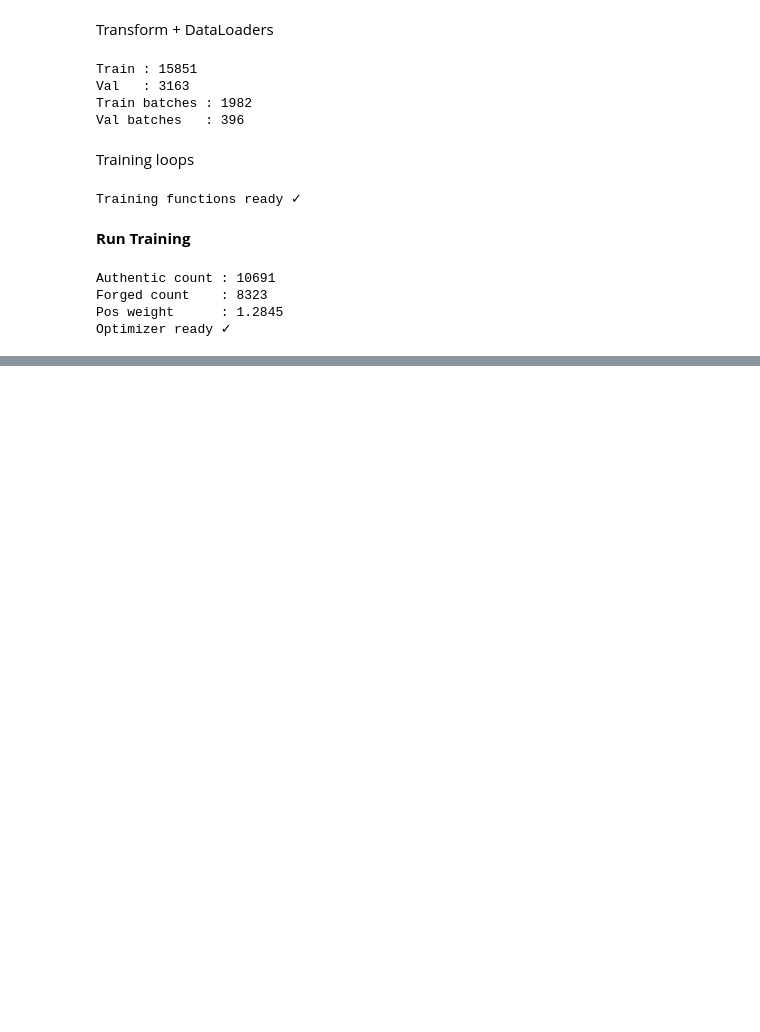
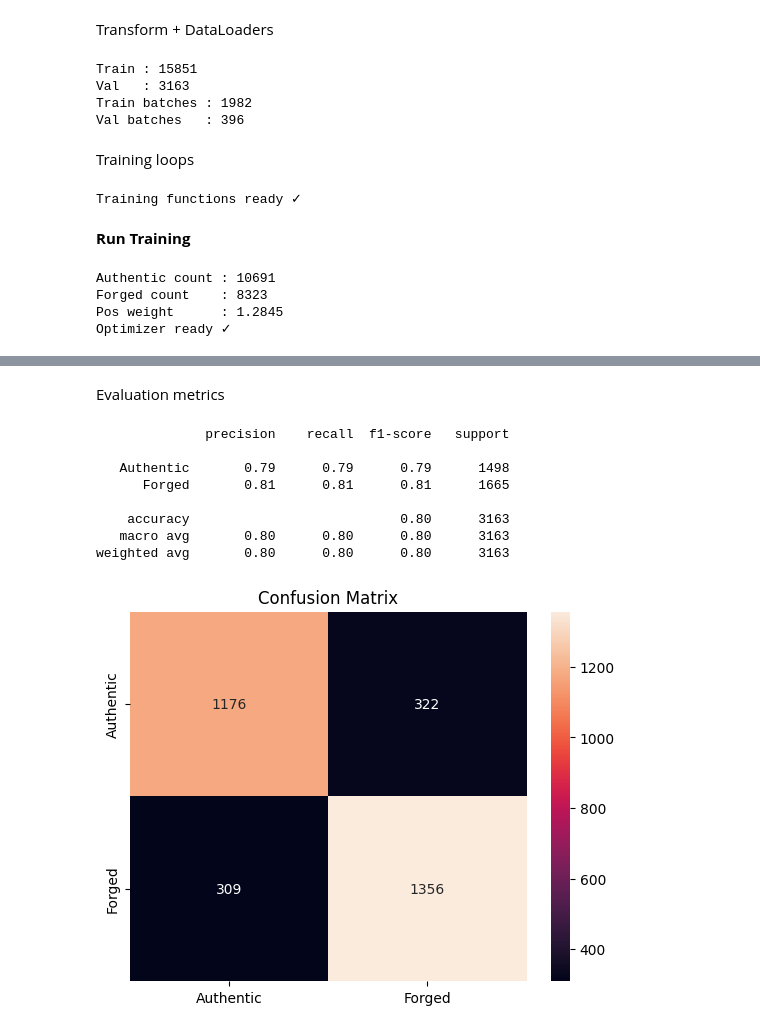
Before and after one commit to AshuuMishra/Forgery_Detection, a Jupyter notebook: Forgery_Detection.ipynb, the cells around one changed output, grey strips where cells are left out. Saved outputs shown, nothing was run; the diff lists cells and outputs as text; code cells hidden in the pictures; blank space fills up the shorter version.

```diff
--- a/Forgery_Detection.ipynb
+++ b/Forgery_Detection.ipynb
@@ -1071 +1071,48 @@ Training Complete. Best Val Accuracy: 0.7714
 Plot saved ✓
+# %% [markdown]
+Evaluation metrics
+# %%
+from sklearn.metrics import classification_report, confusion_matrix
+import seaborn as sns
+import matplotlib.pyplot as plt
+import torch
+
+model.load_state_dict(torch.load("/content/best_model.pth"))
+model.eval()
+
+all_preds  = []
+all_labels = []
+
+with torch.no_grad():
+    for images, masks, labels, has_mask in tqdm(val_loader, desc="Evaluating"):
+        images = images.to(DEVICE)
+        with autocast():
+            cls_out, _ = model(images)
+        preds = (torch.sigmoid(cls_out) > 0.5).float().cpu().numpy()
+        all_preds.extend(preds)
+        all_labels.extend(labels.numpy())
+
+# Classification Report
+print(classification_report(
+    all_labels, all_preds,
+    target_names=["Authentic", "Forged"]
+))
+
+# Confusion Matrix
+cm = confusion_matrix(all_labels, all_preds)
+sns.heatmap(cm, annot=True, fmt="d",
+            xticklabels=["Authentic","Forged"],
+            yticklabels=["Authentic","Forged"])
+plt.title("Confusion Matrix")
+plt.savefig("/content/confusion_matrix.png")
+plt.show()
+# %% [output]
+              precision    recall  f1-score   support
+
+   Authentic       0.79      0.79      0.79      1498
+      Forged       0.81      0.81      0.81      1665
+
+    accuracy                           0.80      3163
+   macro avg       0.80      0.80      0.80      3163
+weighted avg       0.80      0.80      0.80      3163
+[figure, added]
```
Also changed, not shown: parts of 7 cells of this notebook.
